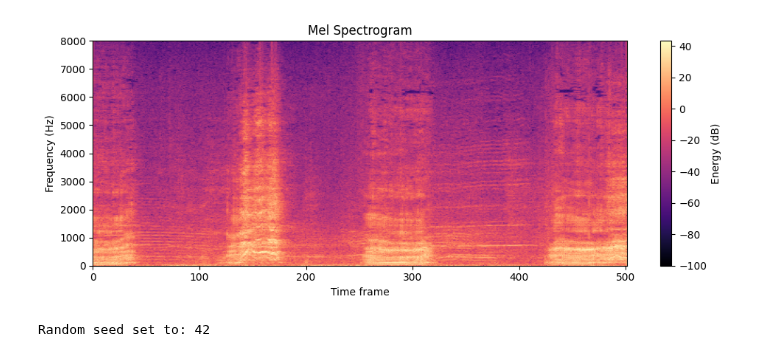
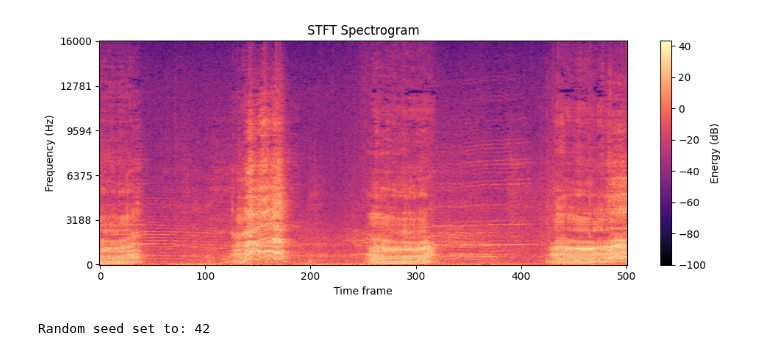
Before and after one commit to exile8/coursework24, a Jupyter notebook: train_model_stft.ipynb, the cells around one changed output. Saved outputs shown, nothing was run; the diff lists cells and outputs as text; code cells hidden in the pictures.

Commit message:
Fix bug in visualization of hz

```diff
--- a/train_model_stft.ipynb
+++ b/train_model_stft.ipynb
@@ -34,9 +34,9 @@ train_data = ESC50dataset(root_dir=root_dir, sr=sr, folds=train_folds, normalize
 valid_data = ESC50dataset(root_dir=root_dir, sr=sr, folds=valid_folds, normalize="peak", feature_extractor=feature_extractor)
 test_data = ESC50dataset(root_dir=root_dir, sr=sr, folds=test_folds, normalize="peak", feature_extractor=feature_extractor)
 # %%
-plot_spec(test_data[0][0], sample_rate=sr)
+plot_spec(test_data[0][0], sample_rate=sr, is_mel=False)
 # %% [output]
-[figure, old version]
+[figure, new version]
 # %%
 train_loader_kwargs = {"batch_size": 32, "shuffle": True}
 valid_loader_kwargs = {"batch_size": 32, "shuffle": False}
```
Also changed, not shown: 2 other files.
